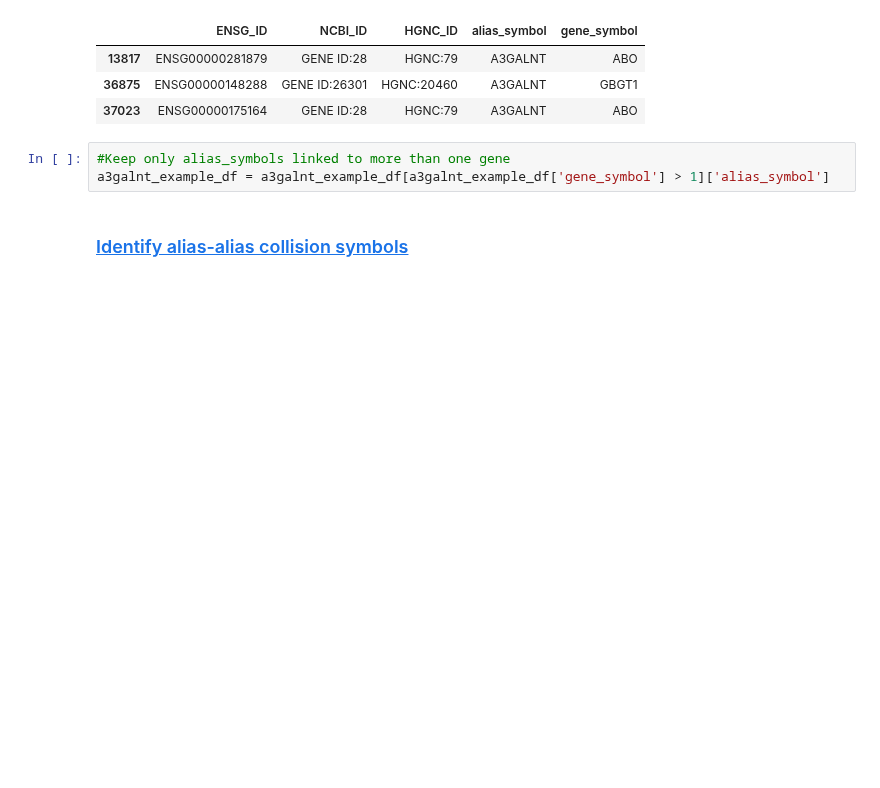
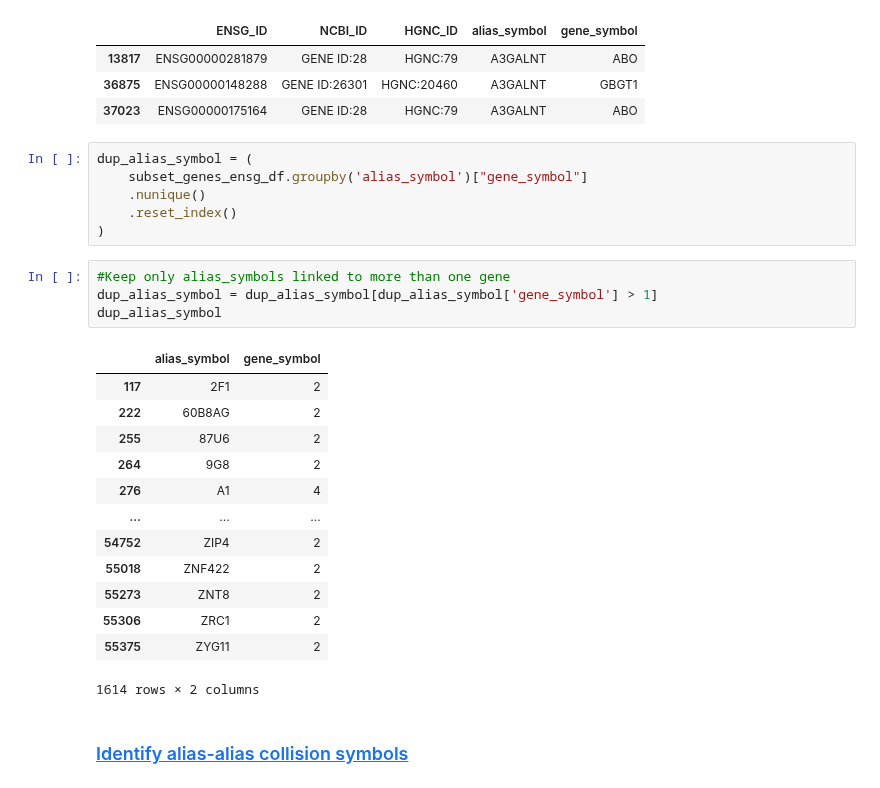
Before and after one commit to cancervariants/gene-harmony-analysis, a Jupyter notebook: analysis/2_alias_alias_collision_analysis.ipynb, the cells around one changed output. Cells and saved outputs as stored; diff of their text form; blank space fills up the shorter version.

```diff
--- a/analysis/2_alias_alias_collision_analysis.ipynb
+++ b/analysis/2_alias_alias_collision_analysis.ipynb
@@ -133,9 +220,30 @@ a3galnt_example_df
 | 13817 | ENSG00000281879 | GENE ID:28 | HGNC:79 | A3GALNT | ABO |
 | 36875 | ENSG00000148288 | GENE ID:26301 | HGNC:20460 | A3GALNT | GBGT1 |
 | 37023 | ENSG00000175164 | GENE ID:28 | HGNC:79 | A3GALNT | ABO |
+# %%
+dup_alias_symbol = (
+    subset_genes_ensg_df.groupby('alias_symbol')["gene_symbol"]
+    .nunique()
+    .reset_index()
+)
 # %%
 #Keep only alias_symbols linked to more than one gene
-a3galnt_example_df = a3galnt_example_df[a3galnt_example_df['gene_symbol'] > 1]['alias_symbol']
+dup_alias_symbol = dup_alias_symbol[dup_alias_symbol['gene_symbol'] > 1]
+dup_alias_symbol
+# %% [output]
+|  | alias_symbol | gene_symbol |
+| 117 | 2F1 | 2 |
+| 222 | 60B8AG | 2 |
+| 255 | 87U6 | 2 |
+| 264 | 9G8 | 2 |
+| 276 | A1 | 4 |
+| ... | ... | ... |
+| 54752 | ZIP4 | 2 |
+| 55018 | ZNF422 | 2 |
+| 55273 | ZNT8 | 2 |
+| 55306 | ZRC1 | 2 |
+| 55375 | ZYG11 | 2 |
+1614 rows × 2 columns
 # %% [markdown]
 ### <a id='toc1_1_2_'></a>[Identify alias-alias collision symbols](#toc0_)
 # %%
```
Also changed, not shown: parts of 21 cells of this notebook, 16 other files.
